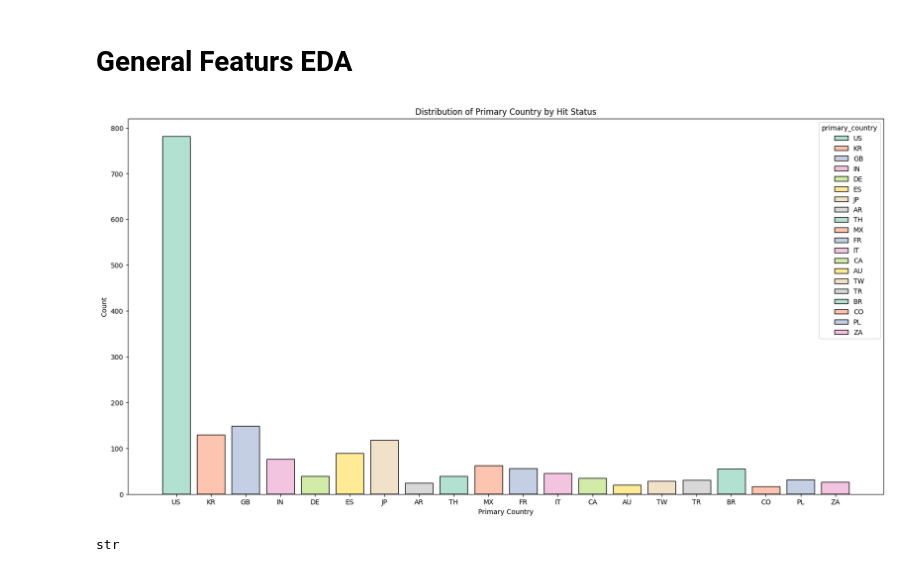
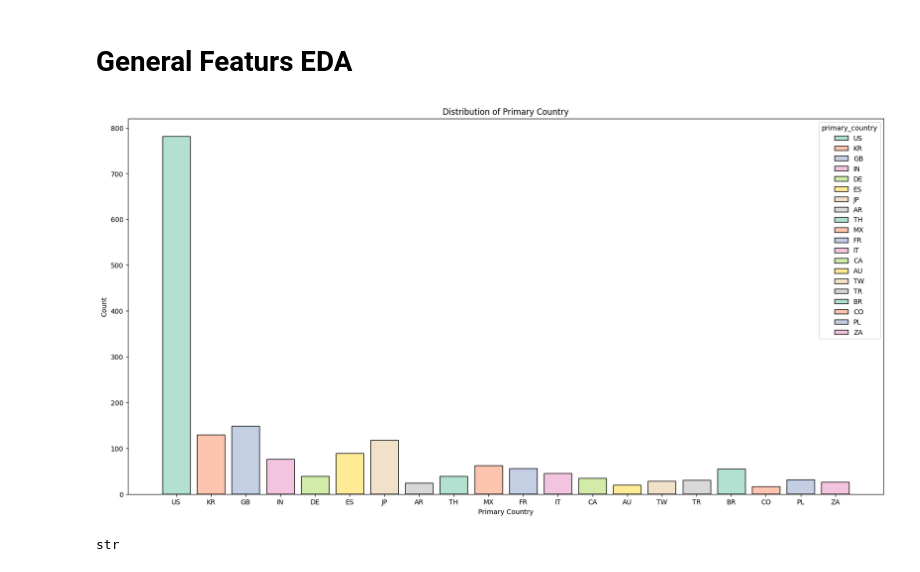
Before and after one commit to lucytheboss/netflix-originals-content-analysis, a Jupyter notebook: notebooks/03_eda_hit_analysis.ipynb, the cells around one changed output. Drawn from its saved outputs; the diff is of its cells as text; code cells hidden in the pictures.

```diff
--- a/notebooks/03_eda_hit_analysis.ipynb
+++ b/notebooks/03_eda_hit_analysis.ipynb
@@ -22,17 +22,17 @@ top_countries = df['primary_country'].value_counts().nlargest(20).index
 # %%
 plt.figure(figsize=(20,10))
 sns.histplot(data=df[df['primary_country'].isin(top_countries)],
                 x='primary_country',
                 palette="Set2",
                 hue='primary_country',
                 shrink=0.8)
-plt.title('Distribution of Primary Country by Hit Status')
+plt.title('Distribution of Primary Country')
 plt.xlabel('Primary Country')
 plt.ylabel('Count')
 plt.xticks(rotation=0)
 plt.show()
 # %% [output]
-[figure, old version]
+[figure, new version]
 # %%
 df["genres"].head(5)
 type(df["genres"].iloc[0])
```
Also changed, not shown: parts of 10 cells of this notebook, 1 other file.
